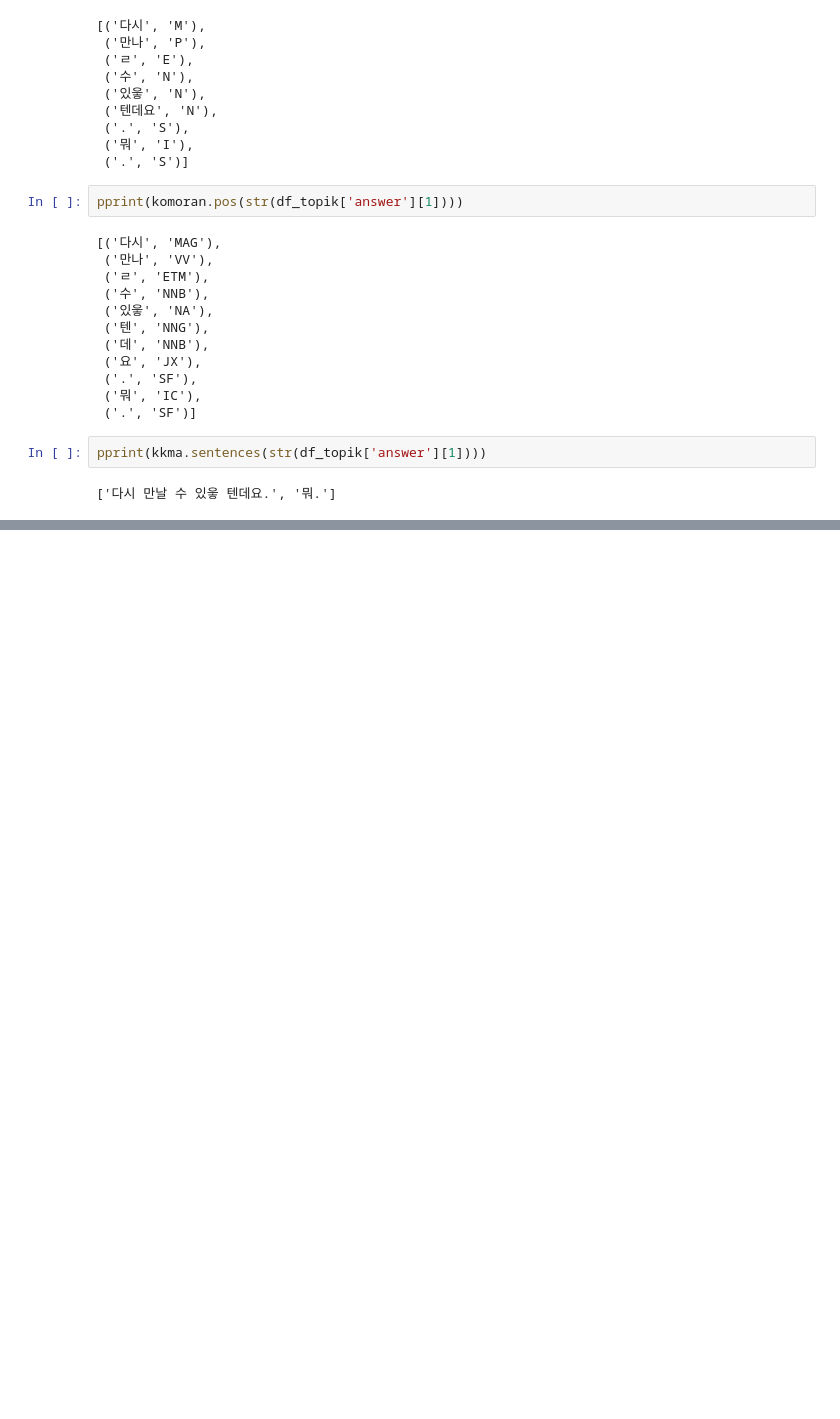
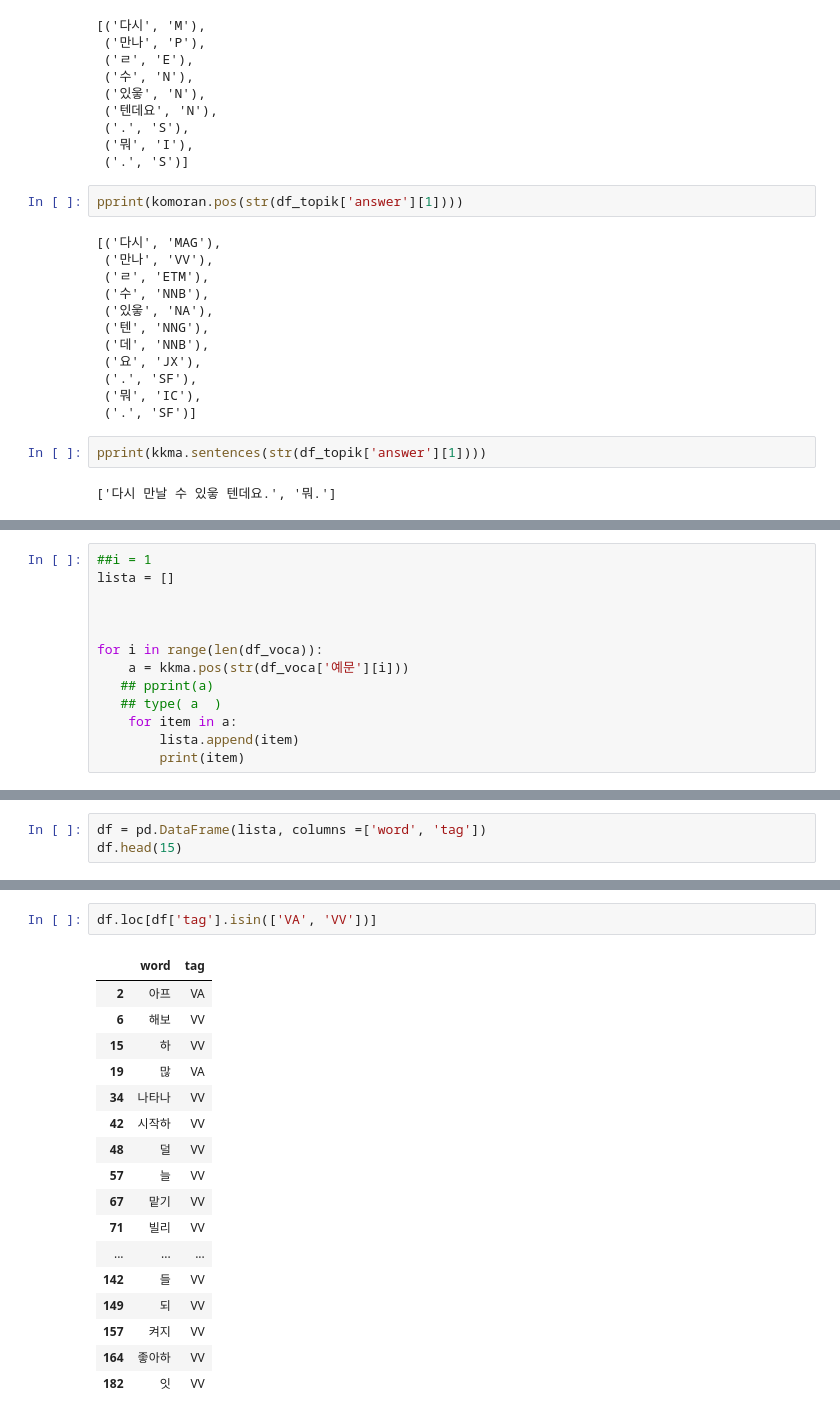
Before and after one commit to JASorianoHernandez/koreanLanguage, a Jupyter notebook: hanja_complex_and_topik_practice_test_analysis.ipynb, the cells around one changed output, grey strips where cells are left out. Cells and saved outputs as stored; diff of their text form; blank space fills up the shorter version.

```diff
--- a/hanja_complex_and_topik_practice_test_analysis.ipynb
+++ b/hanja_complex_and_topik_practice_test_analysis.ipynb
@@ -236,0 +278,13 @@ pprint(kkma.sentences(str(df_topik['answer'][1])))
+# %%
+##i = 1
+lista = []
+
+
+
+for i in range(len(df_voca)):
+    a = kkma.pos(str(df_voca['예문'][i]))
+   ## pprint(a)
+   ## type( a  )
+    for item in a:
+        lista.append(item)
+        print(item)
@@ -236,0 +309,3 @@ pprint(kkma.sentences(str(df_topik['answer'][1])))
+# %%
+df = pd.DataFrame(lista, columns =['word', 'tag'])
+df.head(15)
@@ -236,0 +356,20 @@ pprint(kkma.sentences(str(df_topik['answer'][1])))
+# %%
+df.loc[df['tag'].isin(['VA', 'VV'])]
+# %% [output]
+|  | word | tag |
+| 2 | 아프 | VA |
+| 6 | 해보 | VV |
+| 15 | 하 | VV |
+| 19 | 많 | VA |
+| 34 | 나타나 | VV |
+| 42 | 시작하 | VV |
+| 48 | 덜 | VV |
+| 57 | 늘 | VV |
+| 67 | 맡기 | VV |
+| 71 | 빌리 | VV |
+| ... | ... | ... |
+| 142 | 들 | VV |
+| 149 | 되 | VV |
+| 157 | 켜지 | VV |
+| 164 | 좋아하 | VV |
+| 182 | 잇 | VV |
```
Also changed, not shown: parts of 8 cells of this notebook, 5 other files.
